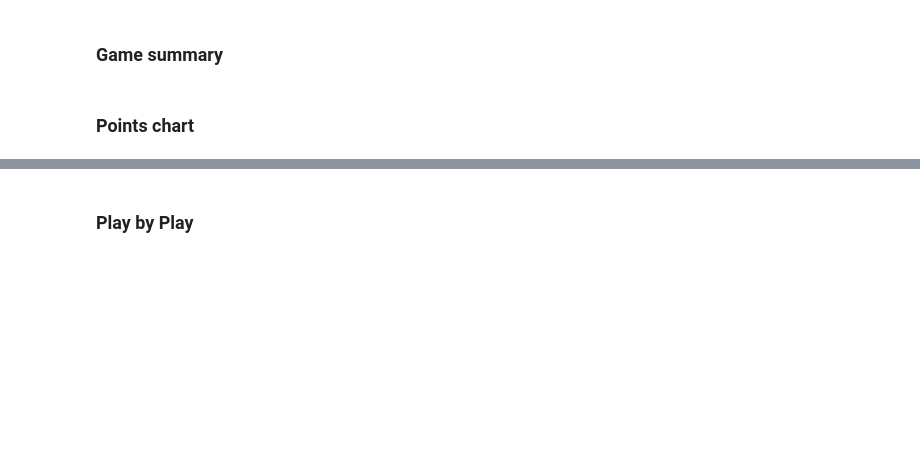
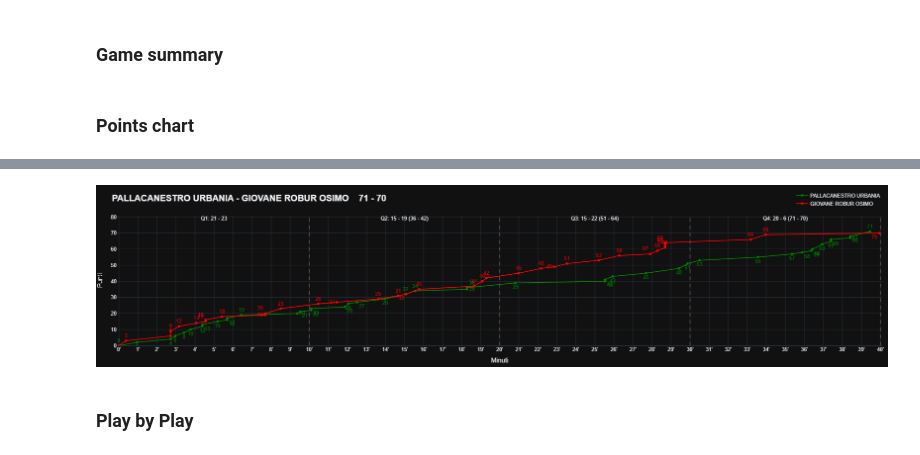
Before and after one commit to DavideDeMarchi/pyBasket, a Jupyter notebook: BoxScoreTest.ipynb, the cells around one changed output, grey strips where cells are left out. Drawn from its saved outputs; the diff is of its cells as text; code cells hidden in the pictures; blank space fills up the shorter version.

```diff
--- a/BoxScoreTest.ipynb
+++ b/BoxScoreTest.ipynb
@@ -95,7 +95,8 @@ from ipywidgets import widgets
 output = widgets.Output()
 display(output)
 
-board = ScoreBoard.ScoreBoard('./data/Urbania.team', './data/out.game', scale=0.4, output=output)
+board = ScoreBoard.ScoreBoard('./data/Urbania.team', './data/4.a-Ritorno-GIOVANE ROBUR OSIMO.game', scale=0.4, output=output)
 
 fig = BoxScore.pointsChart(board.game.events_df, game=board.game)
 fig
+# %% [output]
@@ -102,3 +104,4 @@ fig
+[figure, added]
 # %% [markdown]
 ### Play by Play
 # %%
```
Also changed, not shown: parts of 1 cell of this notebook, 7 other files.
